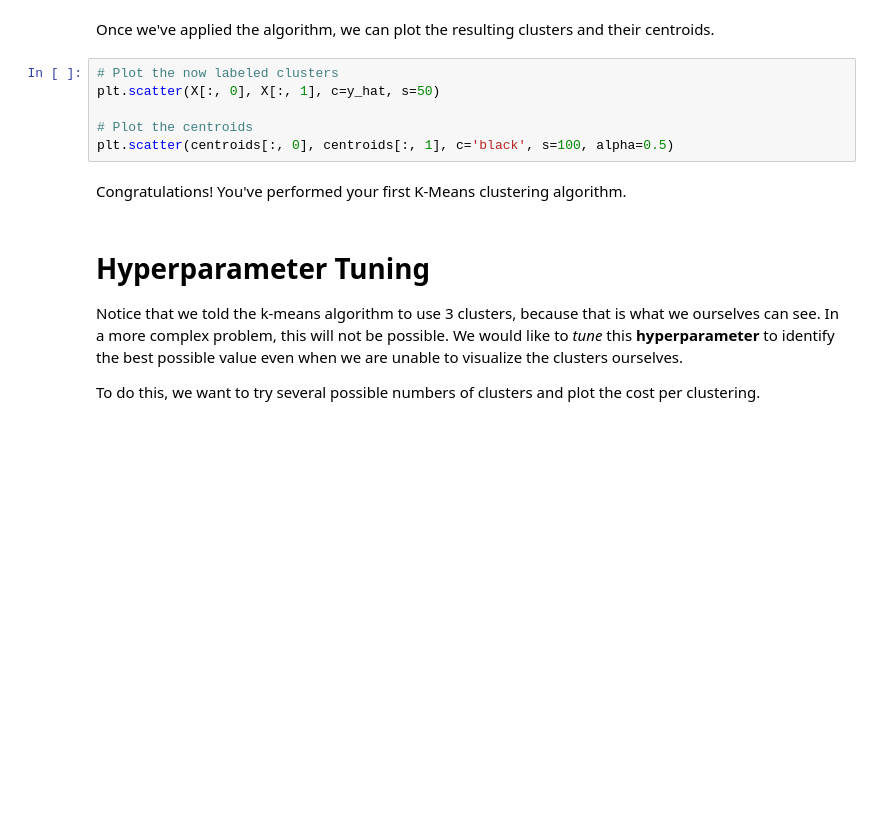
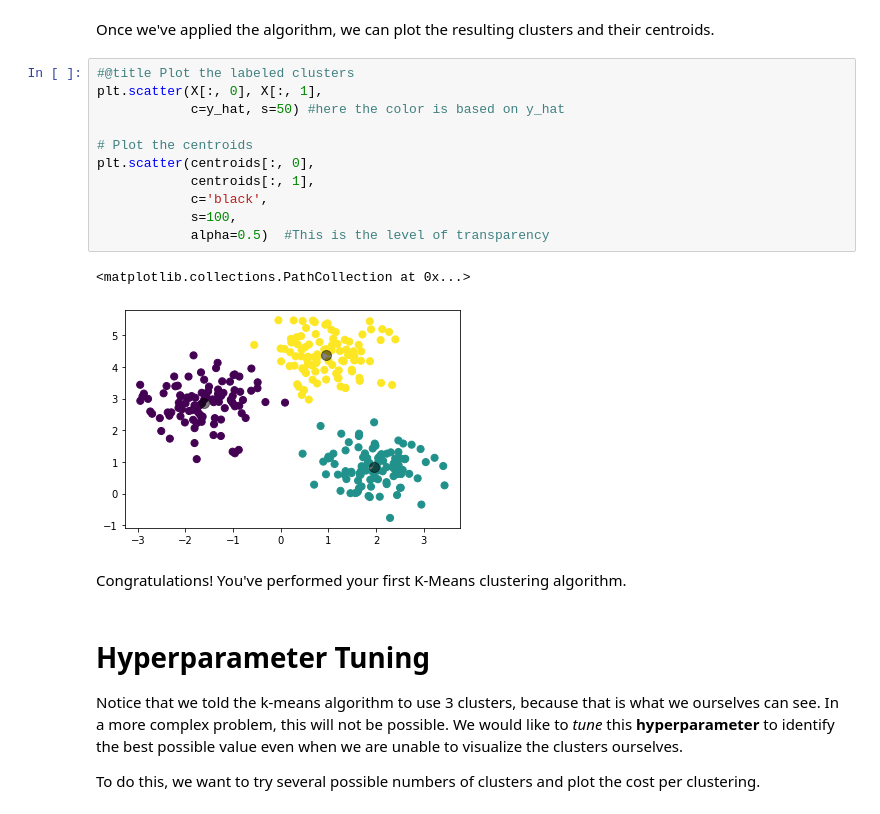
Before and after one commit to kpjaskie/SenSIP21, a Jupyter notebook: 3_ML_Algorithms_Clustering.ipynb, the cells around one changed output. Drawn from its saved outputs; the diff is of its cells as text; blank space fills up the shorter version.

```diff
--- a/3_ML_Algorithms_Clustering.ipynb
+++ b/3_ML_Algorithms_Clustering.ipynb
@@ -45,11 +70,19 @@ print('\nCost = ', cost)
 # %% [markdown]
 Once we've applied the algorithm, we can plot the resulting clusters and their centroids.
 # %%
-# Plot the now labeled clusters
-plt.scatter(X[:, 0], X[:, 1], c=y_hat, s=50)
+#@title Plot the labeled clusters
+plt.scatter(X[:, 0], X[:, 1],
+            c=y_hat, s=50) #here the color is based on y_hat
 
 # Plot the centroids
-plt.scatter(centroids[:, 0], centroids[:, 1], c='black', s=100, alpha=0.5)
+plt.scatter(centroids[:, 0],
+            centroids[:, 1],
+            c='black',
+            s=100,
+            alpha=0.5)  #This is the level of transparency
+# %% [output]
+<matplotlib.collections.PathCollection at 0x...>
+[figure, added]
 # %% [markdown]
 Congratulations!  You've performed your first K-Means clustering algorithm.
 # %% [markdown]
```
Also changed, not shown: parts of 32 cells of this notebook.
